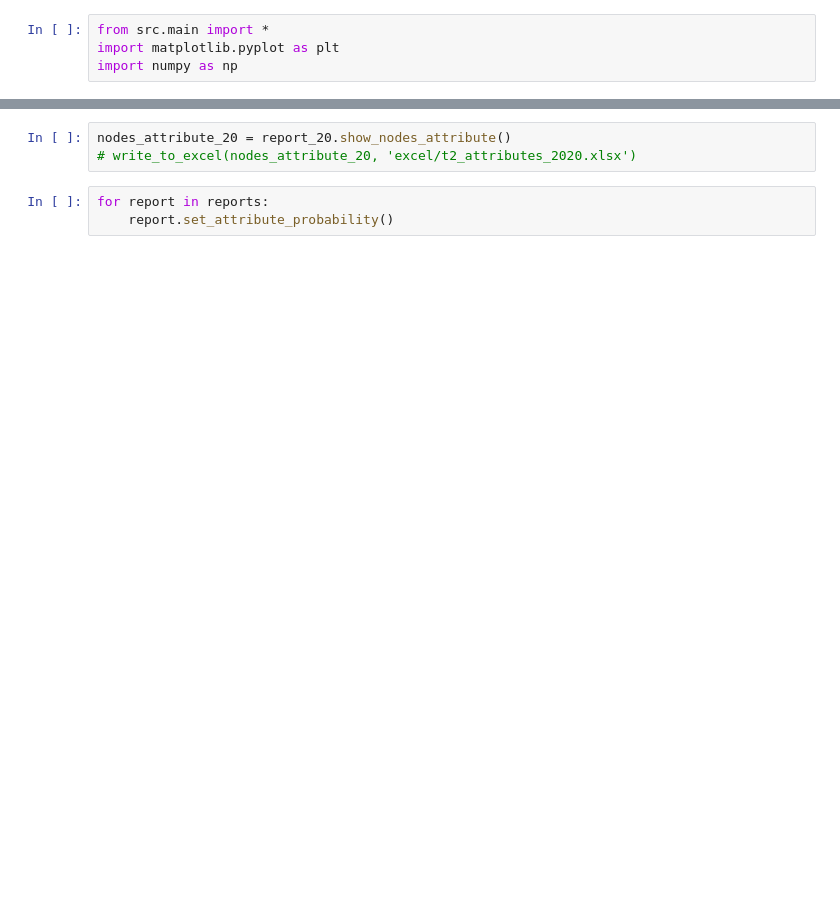
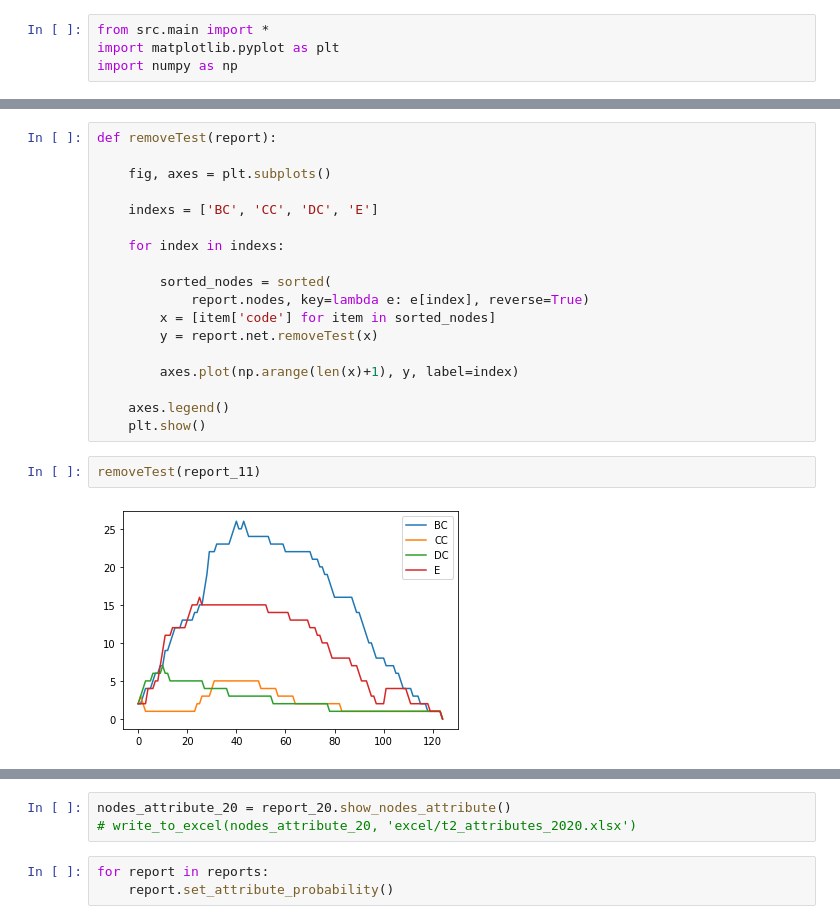
Before and after one commit to iLnezoH/cooper-trade, a Jupyter notebook: chart.ipynb, the cells around one changed output, grey strips where cells are left out. Saved outputs shown, nothing was run; the diff lists cells and outputs as text; blank space fills up the shorter version.

```diff
--- a/chart.ipynb
+++ b/chart.ipynb
@@ -89,0 +97,22 @@ overview
+# %%
+def removeTest(report):
+
+    fig, axes = plt.subplots()
+
+    indexs = ['BC', 'CC', 'DC', 'E']
+
+    for index in indexs:
+
+        sorted_nodes = sorted(
+            report.nodes, key=lambda e: e[index], reverse=True)
+        x = [item['code'] for item in sorted_nodes]
+        y = report.net.removeTest(x)
+
+        axes.plot(np.arange(len(x)+1), y, label=index)
+
+    axes.legend()
+    plt.show()
+# %%
+removeTest(report_11)
+# %% [output]
+[figure, added]
```
Also changed, not shown: parts of 20 cells of this notebook, 43 other files.
